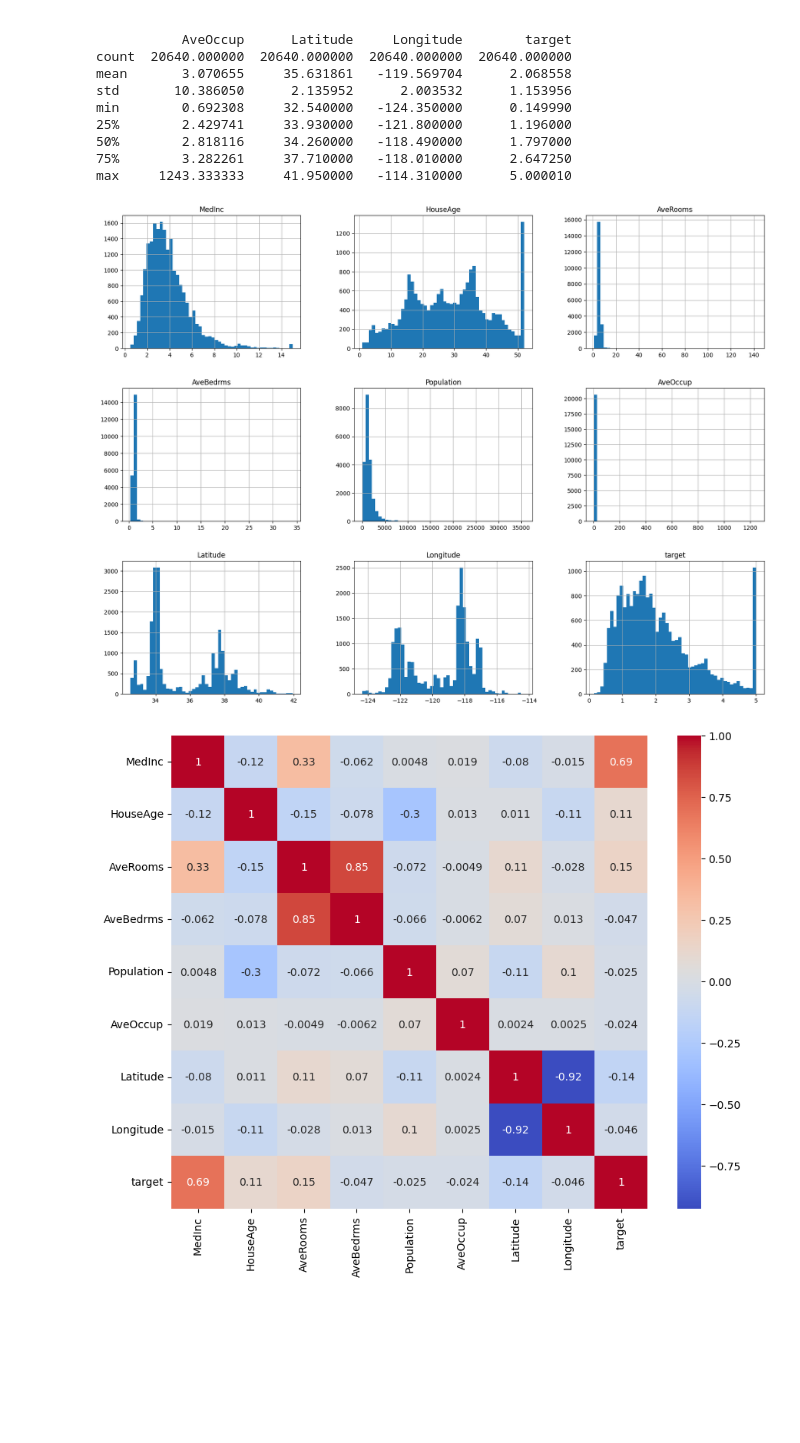
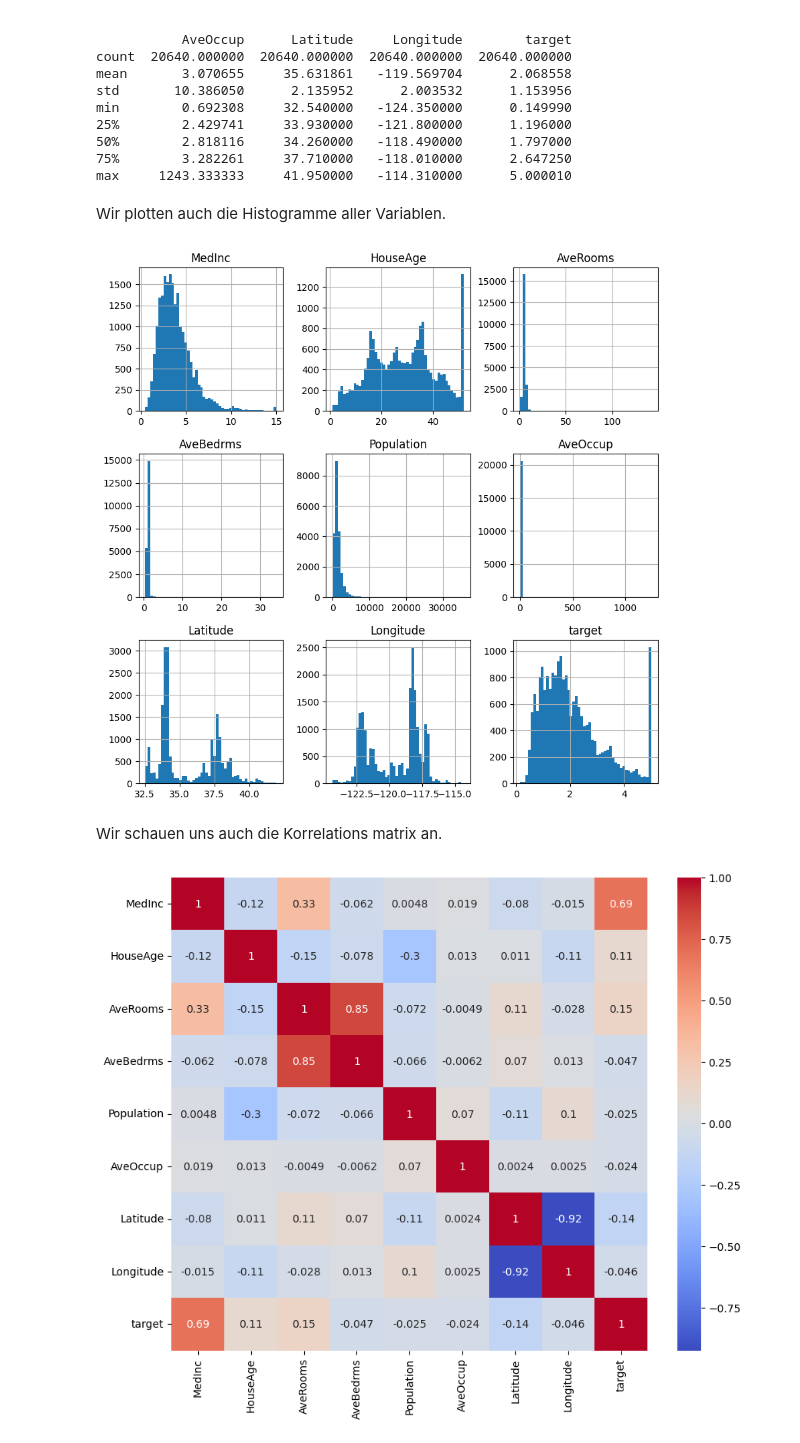
Before and after one commit to patrickpollek1/DataScience-Bootcamp, a Jupyter notebook: Data_Science_Bootcamp.ipynb, the cells around one changed output. Drawn from its saved outputs; the diff is of its cells as text; code cells hidden in the pictures; blank space fills up the shorter version.

```diff
--- a/Data_Science_Bootcamp.ipynb
+++ b/Data_Science_Bootcamp.ipynb
@@ -263,12 +436,16 @@ min        0.692308     32.540000   -124.350000      0.149990
 50%        2.818116     34.260000   -118.490000      1.797000
 75%        3.282261     37.710000   -118.010000      2.647250
 max     1243.333333     41.950000   -114.310000      5.000010
+# %% [markdown]
+Wir plotten auch die Histogramme aller Variablen.
 # %%
 # Histogramme für alle Merkmale und die Zielvariable
-housing_df.hist(bins=50, figsize=(20, 15))
+housing_df.hist(bins=50, figsize=(10, 10))
 plt.show()
 # %% [output]
-[figure, old version]
+[figure, new version]
+# %% [markdown]
+Wir schauen uns auch die Korrelations matrix an.
 # %%
 # Korrelationsmatrix
 corr_matrix = housing_df.corr()
```
Also changed, not shown: parts of 79 cells of this notebook.
